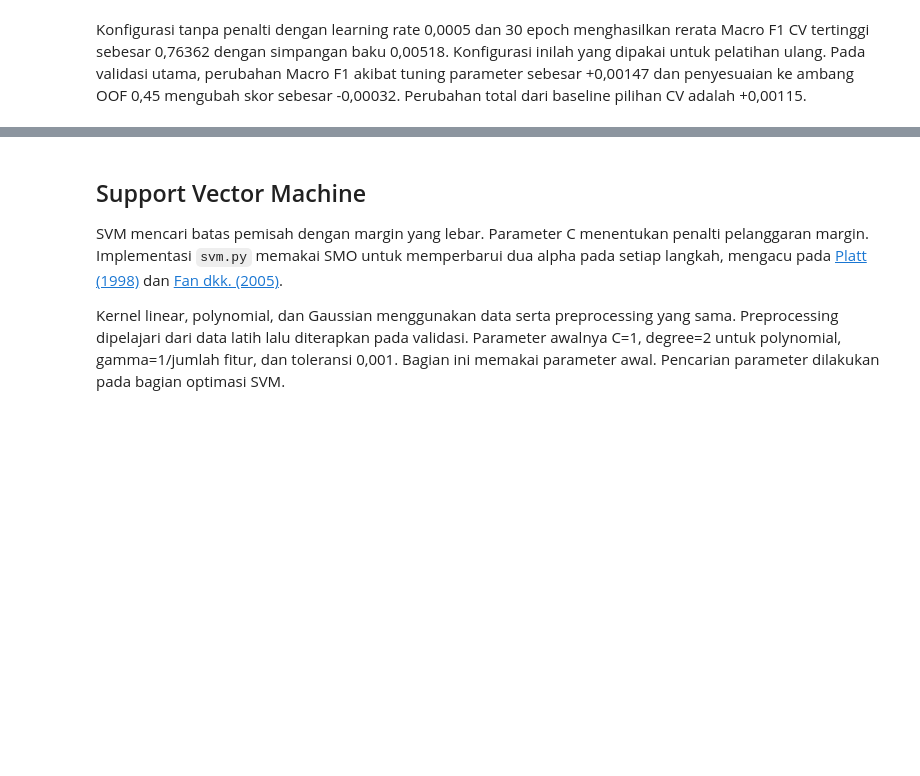
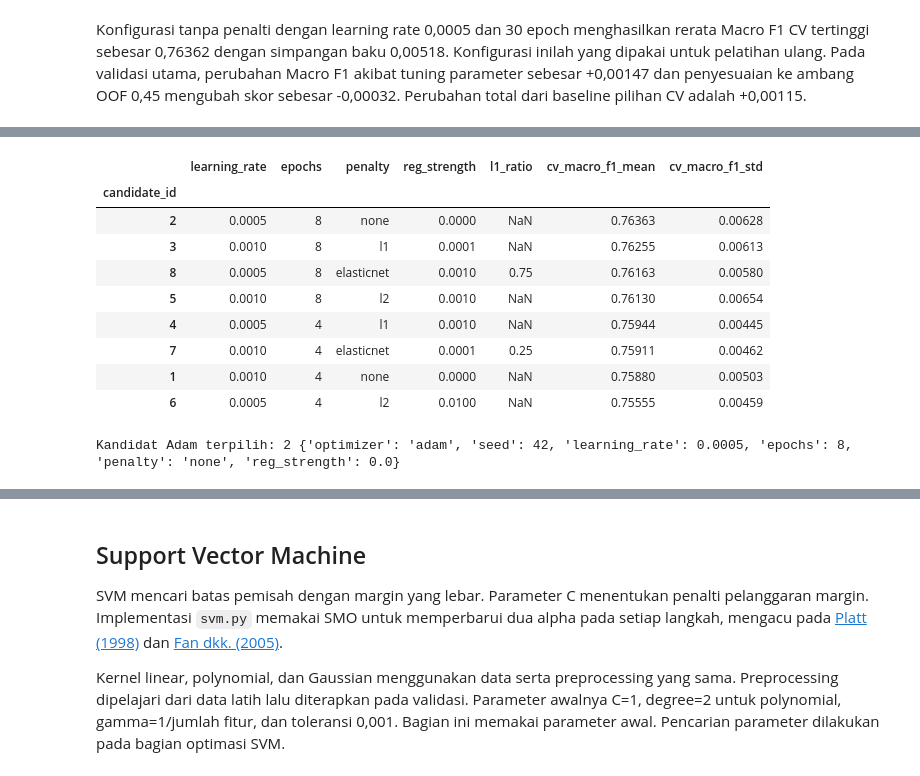
Before and after one commit to zizadhrmaa/IF3170_G25_IMKSIAI, a Jupyter notebook: src/Notebook_Tugas_Besar_2_IF3170_Inteligensi_Artifisial_2026_2027.ipynb, the cells around one changed output, grey strips where cells are left out. Drawn from its saved outputs; the diff is of its cells as text; code cells hidden in the pictures; blank space fills up the shorter version.

Commit message:
feat: adam notebook

```diff
--- a/src/Notebook_Tugas_Besar_2_IF3170_Inteligensi_Artifisial_2026_2027.ipynb
+++ b/src/Notebook_Tugas_Besar_2_IF3170_Inteligensi_Artifisial_2026_2027.ipynb
@@ -961,0 +999,19 @@ Konfigurasi tanpa penalti dengan learning rate 0,0005 dan 30 epoch menghasilkan
+# %%
+lr_adam_fold_data = lr_prepare_folds()
+assert len(lr_adam_fold_data) == 5
+
+with lr_adam_parallel_config(backend='loky', inner_max_num_threads=1):
+    lr_adam_cv_rows = lr_adam_Parallel(n_jobs=4, verbose=5)(
+        lr_adam_delayed(lr_adam_score_candidate)(lr_adam_id, lr_adam_params, lr_adam_fold_data)
+        for lr_adam_id, lr_adam_params in enumerate(lr_adam_candidates, start=1)
+    )
+
+lr_adam_cv_table = pd.DataFrame(lr_adam_cv_rows).sort_values(
+    ['cv_macro_f1_mean', 'cv_macro_f1_std', 'candidate_id'], ascending=[False, True, True],
+).set_index('candidate_id')
+lr_adam_best_id = int(lr_adam_cv_table.index[0])
+lr_adam_best_params = lr_adam_candidates[lr_adam_best_id - 1].copy()
+
+display(lr_adam_cv_table.round(5))
+print('Kandidat Adam terpilih:', lr_adam_best_id, lr_adam_best_params)
+# %% [output]
@@ -961,0 +1022,11 @@ Konfigurasi tanpa penalti dengan learning rate 0,0005 dan 30 epoch menghasilkan
+|  | learning_rate | epochs | penalty | reg_strength | l1_ratio | cv_macro_f1_mean | cv_macro_f1_std |
+| candidate_id |  |  |  |  |  |  |  |
+| 2 | 0.0005 | 8 | none | 0.0000 | NaN | 0.76363 | 0.00628 |
+| 3 | 0.0010 | 8 | l1 | 0.0001 | NaN | 0.76255 | 0.00613 |
+| 8 | 0.0005 | 8 | elasticnet | 0.0010 | 0.75 | 0.76163 | 0.00580 |
+| 5 | 0.0010 | 8 | l2 | 0.0010 | NaN | 0.76130 | 0.00654 |
+| 4 | 0.0005 | 4 | l1 | 0.0010 | NaN | 0.75944 | 0.00445 |
+| 7 | 0.0010 | 4 | elasticnet | 0.0001 | 0.25 | 0.75911 | 0.00462 |
+| 1 | 0.0010 | 4 | none | 0.0000 | NaN | 0.75880 | 0.00503 |
+| 6 | 0.0005 | 4 | l2 | 0.0100 | NaN | 0.75555 | 0.00459 |
+Kandidat Adam terpilih: 2 {'optimizer': 'adam', 'seed': 42, 'learning_rate': 0.0005, 'epochs': 8, 'penalty': 'none', 'reg_strength': 0.0}
```
Also changed, not shown: parts of 11 cells of this notebook.
